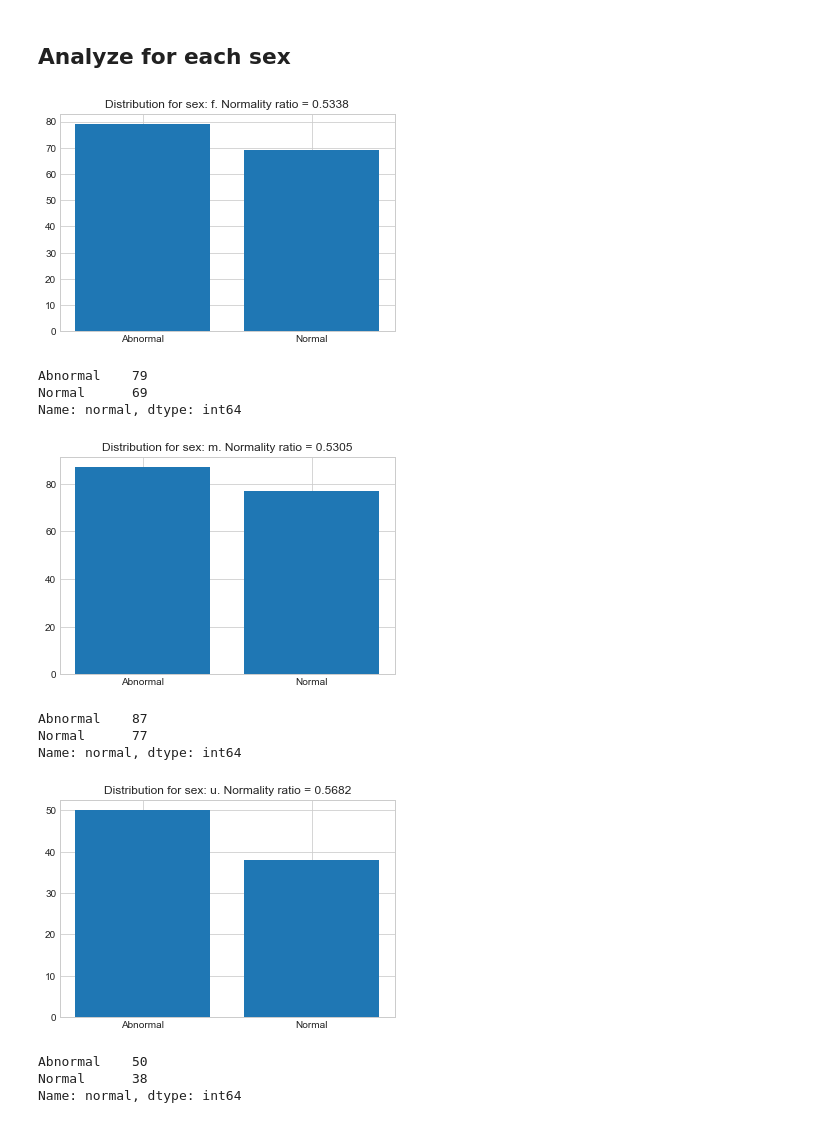
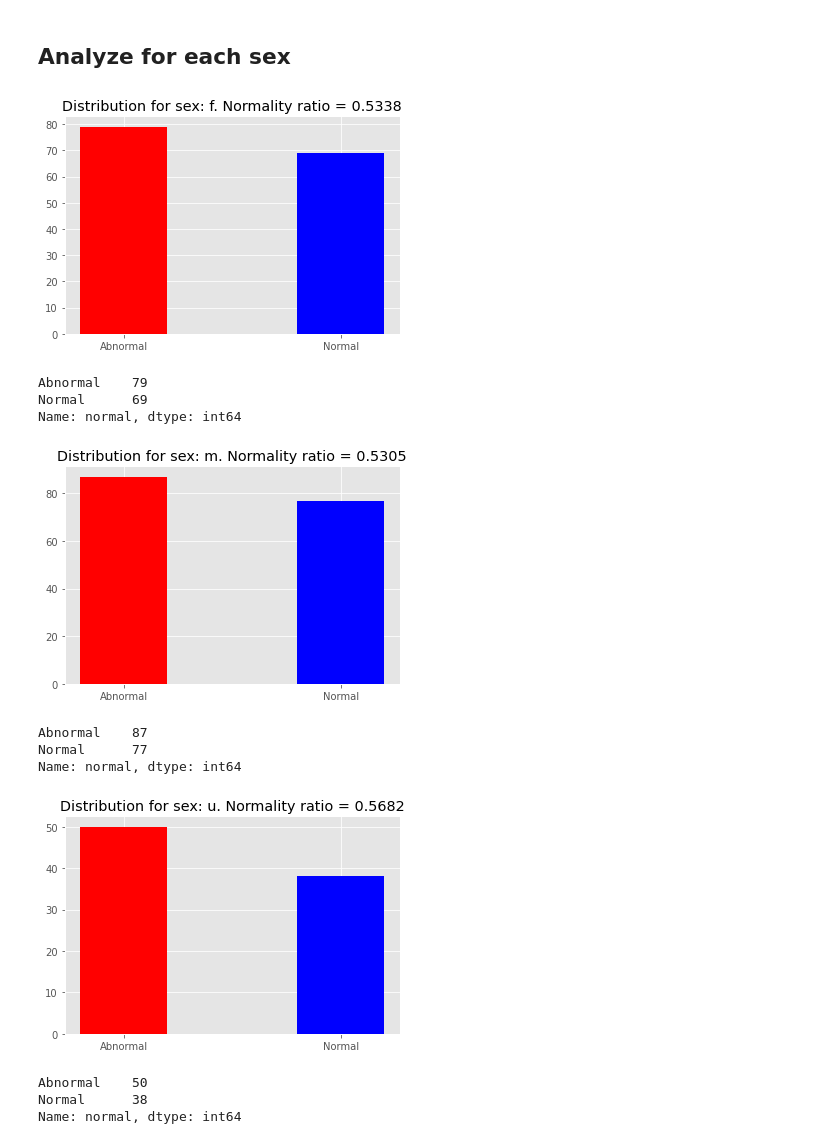
Before and after one commit to Baukmeister/rtex, a Jupyter notebook: manual_classification/analyze_iuxray_data.ipynb, the cells around one changed output. Cells and saved outputs as stored; diff of their text form; code cells hidden in the pictures.

Commit message:
improve plots

```diff
--- a/manual_classification/analyze_iuxray_data.ipynb
+++ b/manual_classification/analyze_iuxray_data.ipynb
@@ -8,3 +6,6 @@ plot_style = "seaborn-whitegrid"
+# %%
+plot_style = "ggplot"
+colors = ['red','blue','yellow']
 # %% [markdown]
 ## Analyze overall normality
 # %%
@@ -38,26 +39,26 @@ with plt.style.context(plot_style):
 # %%
 for _, sex_group in sex_matched_normaltiy.groupby("sex"):
     sex = sex_group.sex.iloc[0]
     sex_specific_count = sex_group.normal.value_counts().sort_index()
 
     normality_ratio = sex_specific_count[0]/(sex_specific_count[0]+sex_specific_count[1])
 
     with plt.style.context(plot_style):
-        plt.bar(sex_specific_count.index, sex_specific_count)
+        plt.bar(sex_specific_count.index, sex_specific_count,  width=0.4, color=colors)
         plt.title(f"Distribution for sex: {sex}. Normality ratio = {round(normality_ratio,4)}")
         plt.show()
 
     print(sex_specific_count)
 # %% [output]
-[figure, old version]
+[figure, new version]
 Abnormal    79
 Normal      69
 Name: normal, dtype: int64
-[figure, old version]
+[figure, new version]
 Abnormal    87
 Normal      77
 Name: normal, dtype: int64
-[figure, old version]
+[figure, new version]
 Abnormal    50
 Normal      38
 Name: normal, dtype: int64
```
Also changed, not shown: parts of 3 cells of this notebook.
